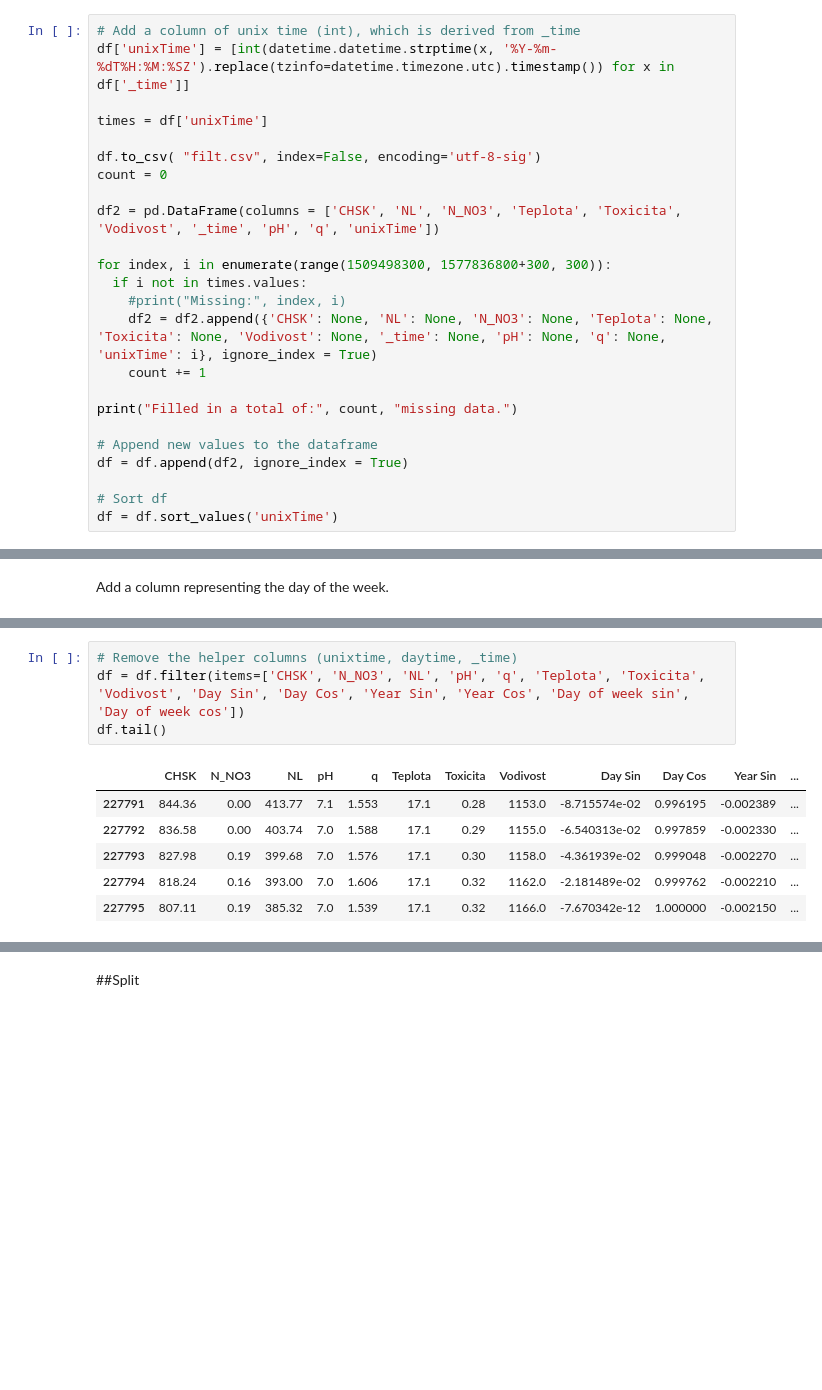
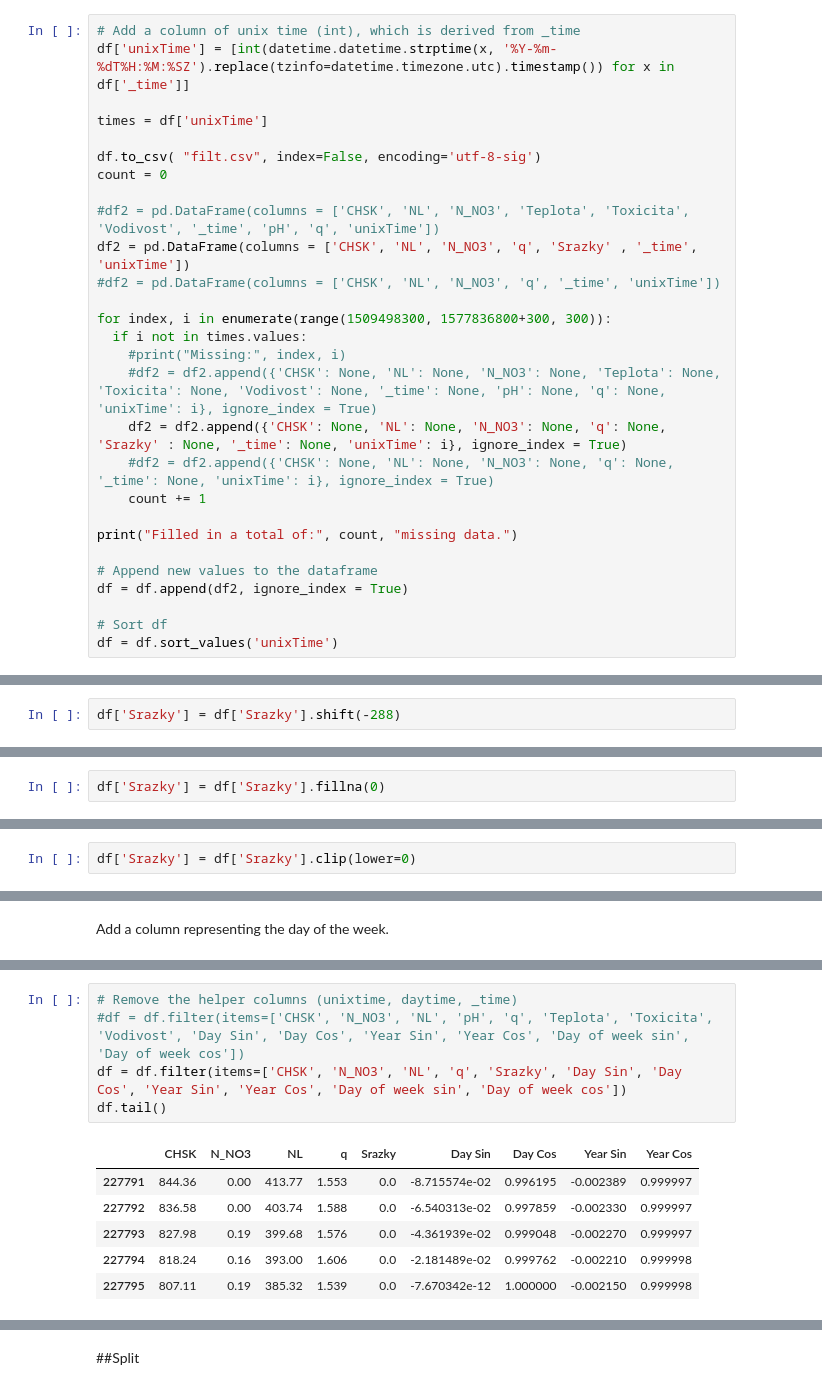
Before and after one commit to Jakub-Svoboda/VDT-predictive-NN, a Jupyter notebook: vdt.ipynb, the cells around one changed output, grey strips where cells are left out. Drawn from its saved outputs; the diff is of its cells as text; blank space fills up the shorter version.

```diff
--- a/vdt.ipynb
+++ b/vdt.ipynb
@@ -93,12 +140,16 @@ times = df['unixTime']
 df.to_csv( "filt.csv", index=False, encoding='utf-8-sig')
 count = 0
 
-df2 = pd.DataFrame(columns = ['CHSK', 'NL', 'N_NO3', 'Teplota', 'Toxicita', 'Vodivost', '_time', 'pH', 'q', 'unixTime'])
+#df2 = pd.DataFrame(columns = ['CHSK', 'NL', 'N_NO3', 'Teplota', 'Toxicita', 'Vodivost', '_time', 'pH', 'q', 'unixTime'])
+df2 = pd.DataFrame(columns = ['CHSK', 'NL', 'N_NO3', 'q', 'Srazky' , '_time', 'unixTime'])
+#df2 = pd.DataFrame(columns = ['CHSK', 'NL', 'N_NO3', 'q', '_time', 'unixTime'])
 
 for index, i in enumerate(range(1509498300, 1577836800+300, 300)):
   if i not in times.values:
     #print("Missing:", index, i)
-    df2 = df2.append({'CHSK': None, 'NL': None, 'N_NO3': None, 'Teplota': None, 'Toxicita': None, 'Vodivost': None, '_time': None, 'pH': None, 'q': None, 'unixTime': i}, ignore_index = True)
+    #df2 = df2.append({'CHSK': None, 'NL': None, 'N_NO3': None, 'Teplota': None, 'Toxicita': None, 'Vodivost': None, '_time': None, 'pH': None, 'q': None, 'unixTime': i}, ignore_index = True)
+    df2 = df2.append({'CHSK': None, 'NL': None, 'N_NO3': None, 'q': None, 'Srazky' : None, '_time': None, 'unixTime': i}, ignore_index = True)
+    #df2 = df2.append({'CHSK': None, 'NL': None, 'N_NO3': None, 'q': None, '_time': None, 'unixTime': i}, ignore_index = True)
     count += 1
 
 print("Filled in a total of:", count, "missing data.")
@@ -149,0 +204,2 @@ Name: 2417, dtype: object
+# %%
+df['Srazky'] = df['Srazky'].shift(-288)
@@ -149,0 +208,2 @@ Name: 2417, dtype: object
+# %%
+df['Srazky'] = df['Srazky'].fillna(0)
@@ -150,3 +212,5 @@ Name: 2417, dtype: object
+# %%
+df['Srazky'] = df['Srazky'].clip(lower=0)
 # %% [markdown]
 ##Dataset inspection
 # %%
@@ -229,14 +287,15 @@ df.describe().transpose()
 # %%
 # Remove the helper columns (unixtime, daytime, _time)
-df = df.filter(items=['CHSK', 'N_NO3', 'NL', 'pH', 'q', 'Teplota', 'Toxicita', 'Vodivost', 'Day Sin', 'Day Cos', 'Year Sin', 'Year Cos', 'Day of week sin', 'Day of week cos'])
+#df = df.filter(items=['CHSK', 'N_NO3', 'NL', 'pH', 'q', 'Teplota', 'Toxicita', 'Vodivost', 'Day Sin', 'Day Cos', 'Year Sin', 'Year Cos', 'Day of week sin', 'Day of week cos'])
+df = df.filter(items=['CHSK', 'N_NO3', 'NL', 'q', 'Srazky', 'Day Sin', 'Day Cos', 'Year Sin', 'Year Cos', 'Day of week sin', 'Day of week cos'])
 df.tail()
 # %% [output]
-|  | CHSK | N_NO3 | NL | pH | q | Teplota | Toxicita | Vodivost | Day Sin | Day Cos | Year Sin | ... |
-| 227791 | 844.36 | 0.00 | 413.77 | 7.1 | 1.553 | 17.1 | 0.28 | 1153.0 | -8.715574e-02 | 0.996195 | -0.002389 | ... |
-| 227792 | 836.58 | 0.00 | 403.74 | 7.0 | 1.588 | 17.1 | 0.29 | 1155.0 | -6.540313e-02 | 0.997859 | -0.002330 | ... |
-| 227793 | 827.98 | 0.19 | 399.68 | 7.0 | 1.576 | 17.1 | 0.30 | 1158.0 | -4.361939e-02 | 0.999048 | -0.002270 | ... |
-| 227794 | 818.24 | 0.16 | 393.00 | 7.0 | 1.606 | 17.1 | 0.32 | 1162.0 | -2.181489e-02 | 0.999762 | -0.002210 | ... |
-| 227795 | 807.11 | 0.19 | 385.32 | 7.0 | 1.539 | 17.1 | 0.32 | 1166.0 | -7.670342e-12 | 1.000000 | -0.002150 | ... |
+|  | CHSK | N_NO3 | NL | q | Srazky | Day Sin | Day Cos | Year Sin | Year Cos |
+| 227791 | 844.36 | 0.00 | 413.77 | 1.553 | 0.0 | -8.715574e-02 | 0.996195 | -0.002389 | 0.999997 |
+| 227792 | 836.58 | 0.00 | 403.74 | 1.588 | 0.0 | -6.540313e-02 | 0.997859 | -0.002330 | 0.999997 |
+| 227793 | 827.98 | 0.19 | 399.68 | 1.576 | 0.0 | -4.361939e-02 | 0.999048 | -0.002270 | 0.999997 |
+| 227794 | 818.24 | 0.16 | 393.00 | 1.606 | 0.0 | -2.181489e-02 | 0.999762 | -0.002210 | 0.999998 |
+| 227795 | 807.11 | 0.19 | 385.32 | 1.539 | 0.0 | -7.670342e-12 | 1.000000 | -0.002150 | 0.999998 |
 # %%
 df.tail(14*24*12)
 # %% [output]
```
Also changed, not shown: parts of 111 cells of this notebook.
